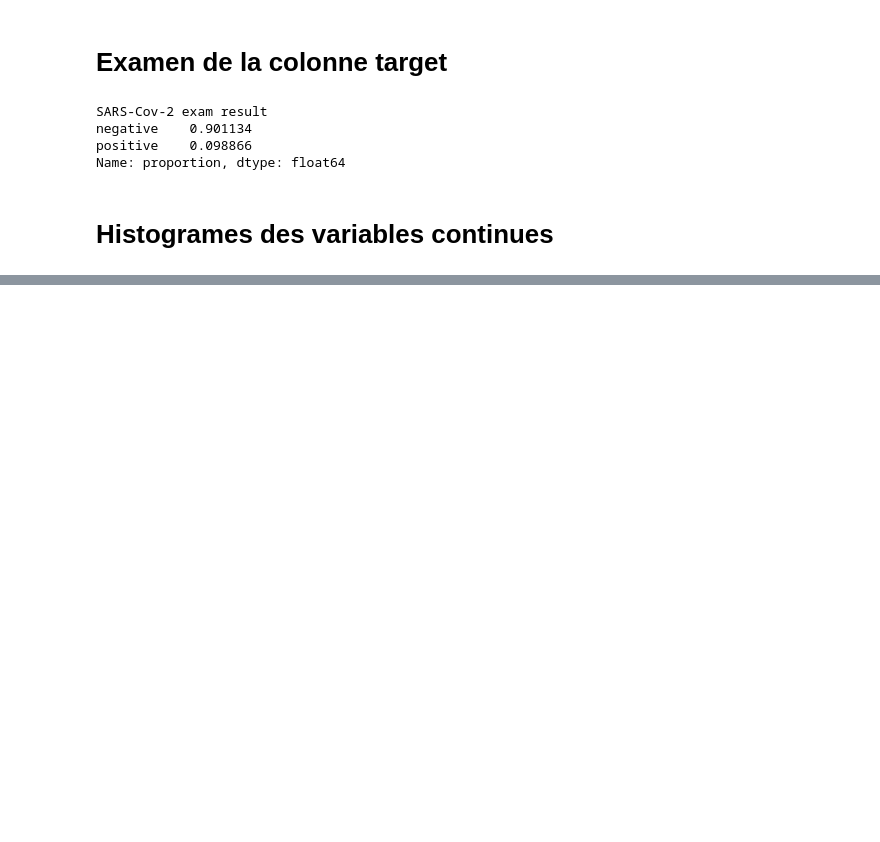
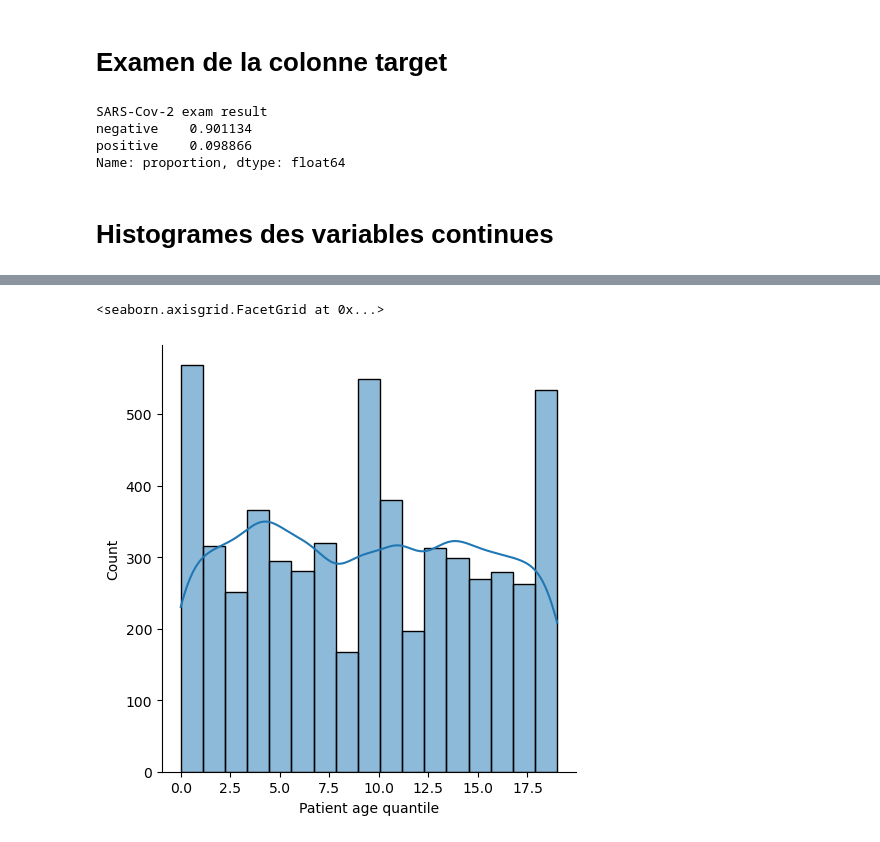
Before and after one commit to lorida0777/Diagnosis_of_COVID_19, a Jupyter notebook: EDA.ipynb, the cells around one changed output, grey strips where cells are left out. Saved outputs shown, nothing was run; the diff lists cells and outputs as text; code cells hidden in the pictures; blank space fills up the shorter version.

```diff
--- a/EDA.ipynb
+++ b/EDA.ipynb
@@ -190,0 +191,5 @@ for col in df.select_dtypes('float'):
+# %%
+sns.displot(df['Patient age quantile'], kde=True)
+# %% [output]
+<seaborn.axisgrid.FacetGrid at 0x...>
+[figure, added]
```
Also changed, not shown: parts of 2 cells of this notebook.
